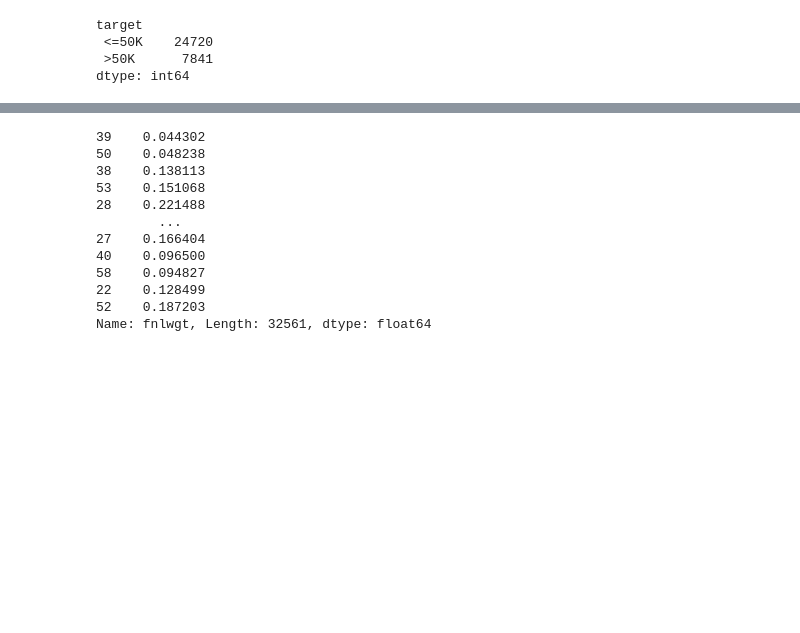
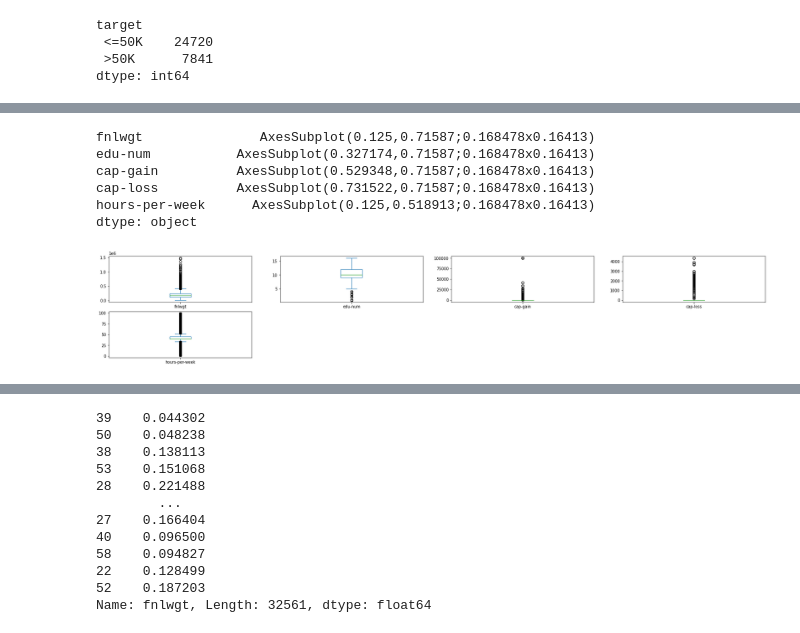
Before and after one commit to preenet/961701_65, a Jupyter notebook: 961701_week4_5_demo.ipynb, the cells around one changed output, grey strips where cells are left out. Saved outputs shown, nothing was run; the diff lists cells and outputs as text; code cells hidden in the pictures; blank space fills up the shorter version.

```diff
--- a/961701_week4_5_demo.ipynb
+++ b/961701_week4_5_demo.ipynb
@@ -129,0 +132,10 @@ dtype: float64
+# %%
+df.plot(figsize=(30, 10), kind='box', subplots=True, layout=(4,4), sharex=False, sharey=False)
+# %% [output]
+fnlwgt               AxesSubplot(0.125,0.71587;0.168478x0.16413)
+edu-num           AxesSubplot(0.327174,0.71587;0.168478x0.16413)
+cap-gain          AxesSubplot(0.529348,0.71587;0.168478x0.16413)
+cap-loss          AxesSubplot(0.731522,0.71587;0.168478x0.16413)
+hours-per-week      AxesSubplot(0.125,0.518913;0.168478x0.16413)
+dtype: object
+[figure, added]
```
Also changed, not shown: parts of 22 cells of this notebook.
